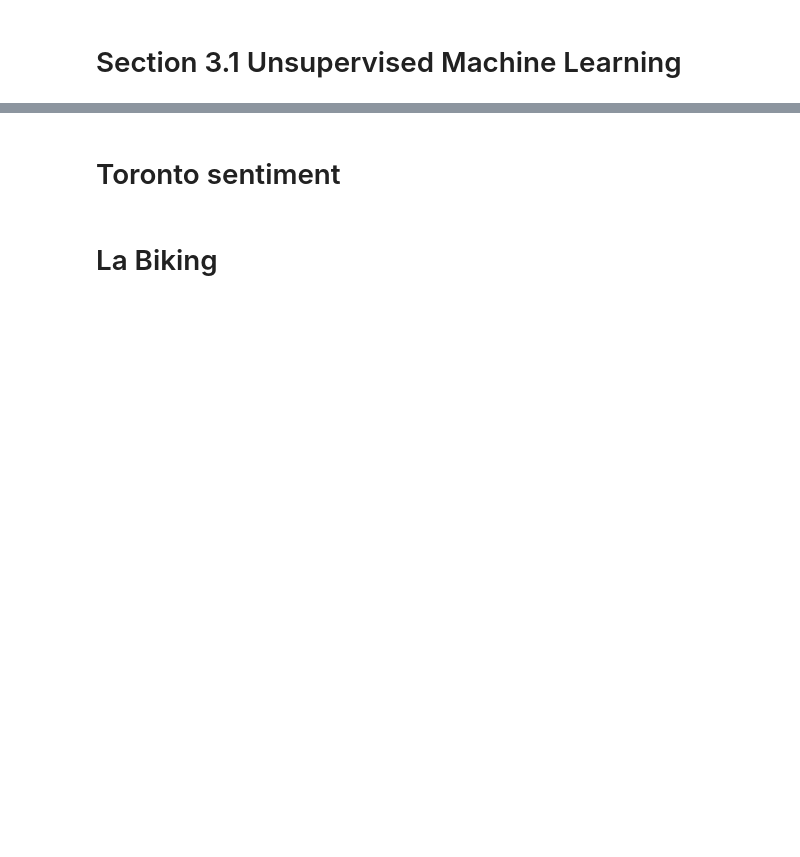
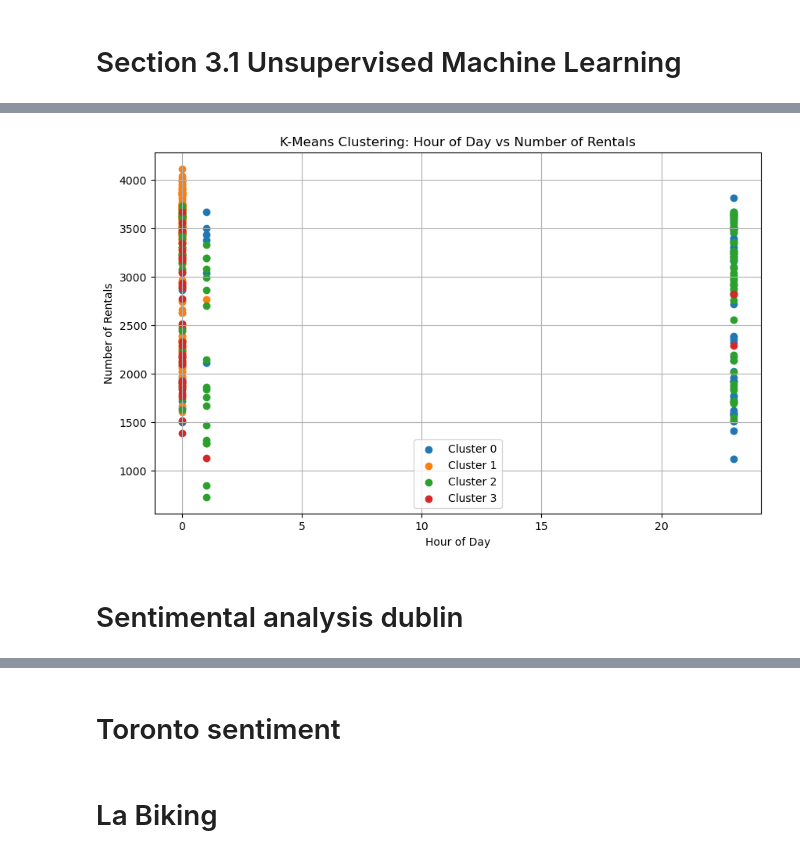
Before and after one commit to sba23432/Winter-2024-2025-Repeat-Assessment-Semester-1, a Jupyter notebook: Cycling in Ireland compared to other countries .ipynb, the cells around one changed output, grey strips where cells are left out. Saved outputs shown, nothing was run; the diff lists cells and outputs as text; code cells hidden in the pictures; blank space fills up the shorter version.

```diff
--- a/Cycling in Ireland compared to other countries .ipynb
+++ b/Cycling in Ireland compared to other countries .ipynb
@@ -1194,3 +1635,28 @@ sns.barplot(x=dfcluster.ClusterID, y=dfcluster.Recency_mean)
+# %%
+# Apply K-Means with the optimal number of clusters
+optimal_clusters = 4
+kmeans = KMeans(n_clusters=optimal_clusters, random_state=42)
+clusters = kmeans.fit_predict(df_scaled)
+# %%
+# Add cluster labels to the dataset
+final_df['cluster'] = clusters
+# %%
+# Visualization: Scatter plot of hour_of_day vs num_rentals colored by clusters
+plt.figure(figsize=(10, 6))
+for cluster in range(optimal_clusters):
+    cluster_data = final_df[final_df['cluster'] == cluster]
+    plt.scatter(cluster_data['hour_of_day'], cluster_data['num_rentals'], label=f'Cluster {cluster}')
+
+plt.xlabel('Hour of Day')
+plt.ylabel('Number of Rentals')
+plt.title('K-Means Clustering: Hour of Day vs Number of Rentals')
+plt.legend()
+plt.grid(True)
+plt.show()
+# %% [output]
+[figure, added]
+# %% [markdown]
+# Sentimental analysis dublin
 # %%
 from requests.auth import HTTPBasicAuth
 import json
```
Also changed, not shown: parts of 149 cells of this notebook.
